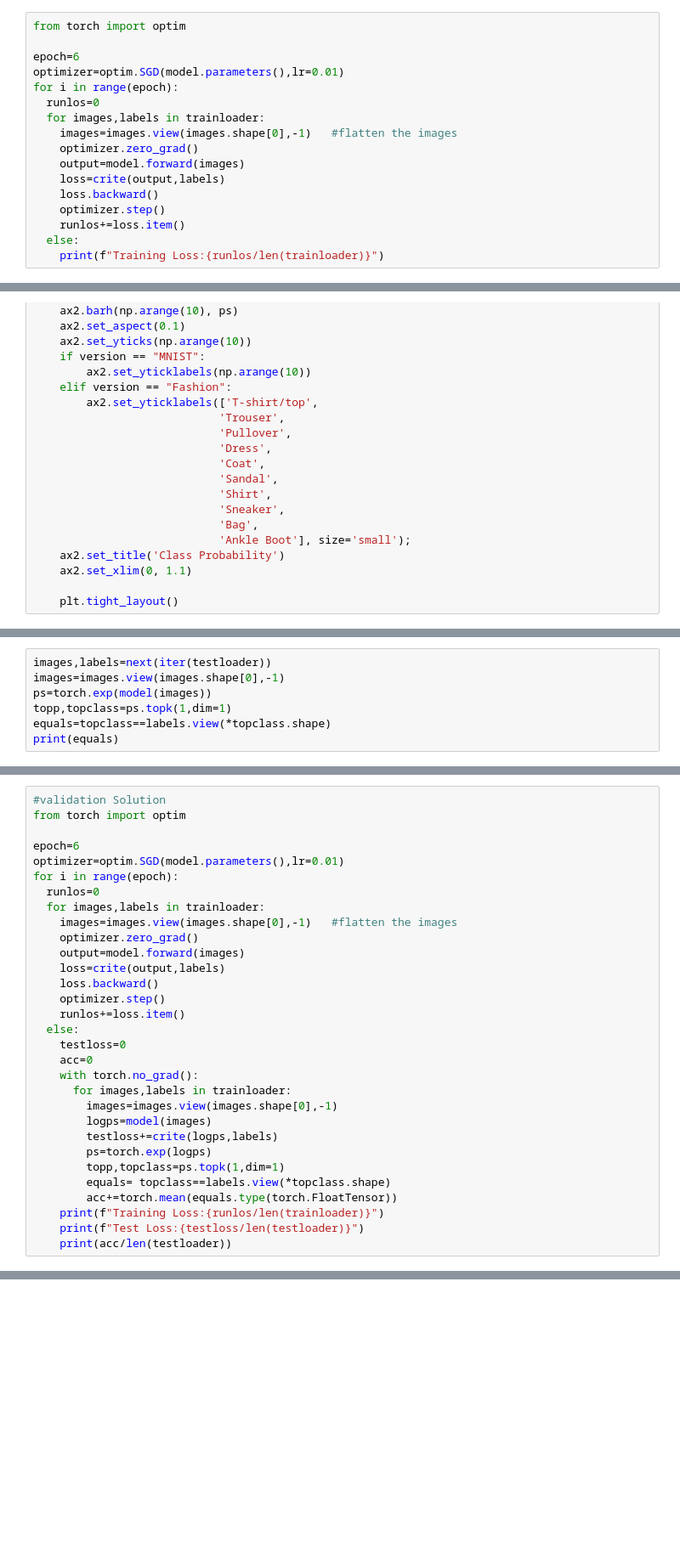
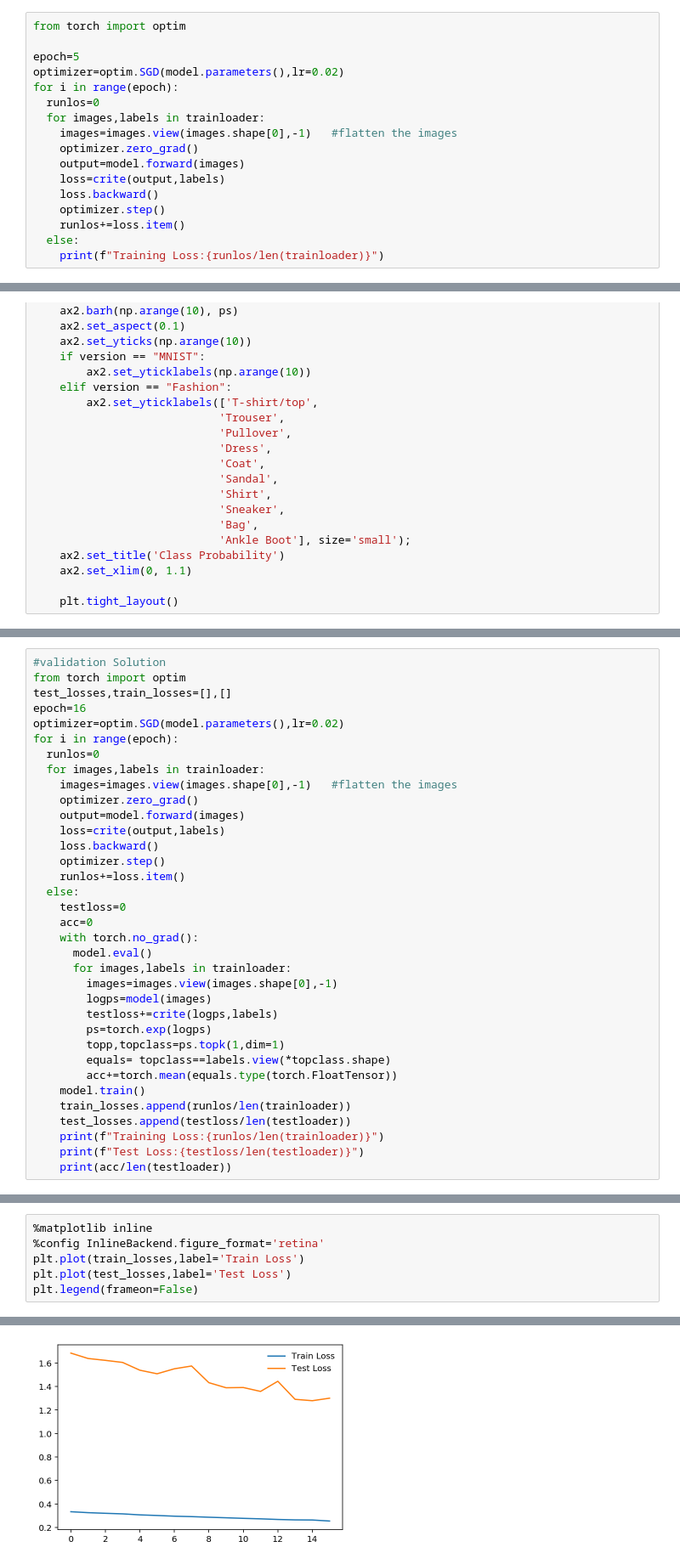
Before and after one commit to PrachiSinghal86/Introduction-to-Pytorch, a Jupyter notebook: Fashion_MNIST.ipynb, the cells around one changed output, grey strips where cells are left out. Shown at 85% size. Cells and saved outputs as stored; diff of their text form; blank space fills up the shorter version.

```diff
--- a/Fashion_MNIST.ipynb
+++ b/Fashion_MNIST.ipynb
@@ -46,8 +46,8 @@ tensor(2.3025, grad_fn=<NllLossBackward>)
 # %%
 from torch import optim
 
-epoch=6
-optimizer=optim.SGD(model.parameters(),lr=0.01)
+epoch=5
+optimizer=optim.SGD(model.parameters(),lr=0.02)
 for i in range(epoch):
   runlos=0
   for images,labels in trainloader:
@@ -174,7 +172,0 @@ view_classify(img.view(1,28,28),p)
-# %%
-images,labels=next(iter(testloader))
-images=images.view(images.shape[0],-1)
-ps=torch.exp(model(images))
-topp,topclass=ps.topk(1,dim=1)
-equals=topclass==labels.view(*topclass.shape)
-print(equals)
@@ -199,9 +173,9 @@ tensor([[False],
 # %%
 #validation Solution
 from torch import optim
-
-epoch=6
-optimizer=optim.SGD(model.parameters(),lr=0.01)
+test_losses,train_losses=[],[]
+epoch=16
+optimizer=optim.SGD(model.parameters(),lr=0.02)
 for i in range(epoch):
   runlos=0
   for images,labels in trainloader:
@@ -216,6 +190,7 @@ for i in range(epoch):
     testloss=0
     acc=0
     with torch.no_grad():
+      model.eval()
       for images,labels in trainloader:
         images=images.view(images.shape[0],-1)
         logps=model(images)
@@ -224,6 +199,9 @@ for i in range(epoch):
         topp,topclass=ps.topk(1,dim=1)
         equals= topclass==labels.view(*topclass.shape)
         acc+=torch.mean(equals.type(torch.FloatTensor))
+    model.train()
+    train_losses.append(runlos/len(trainloader))
+    test_losses.append(testloss/len(testloader))
     print(f"Training Loss:{runlos/len(trainloader)}")
     print(f"Test Loss:{testloss/len(testloader)}")
     print(acc/len(testloader))
@@ -242,0 +226,7 @@ tensor(5.2948)
+# %%
+%matplotlib inline
+%config InlineBackend.figure_format='retina'
+plt.plot(train_losses,label='Train Loss')
+plt.plot(test_losses,label='Test Loss')
+plt.legend(frameon=False)
+# %% [output]
@@ -242,0 +234 @@ tensor(5.2948)
+[figure, added]
```
Also changed, not shown: parts of 7 cells of this notebook.
